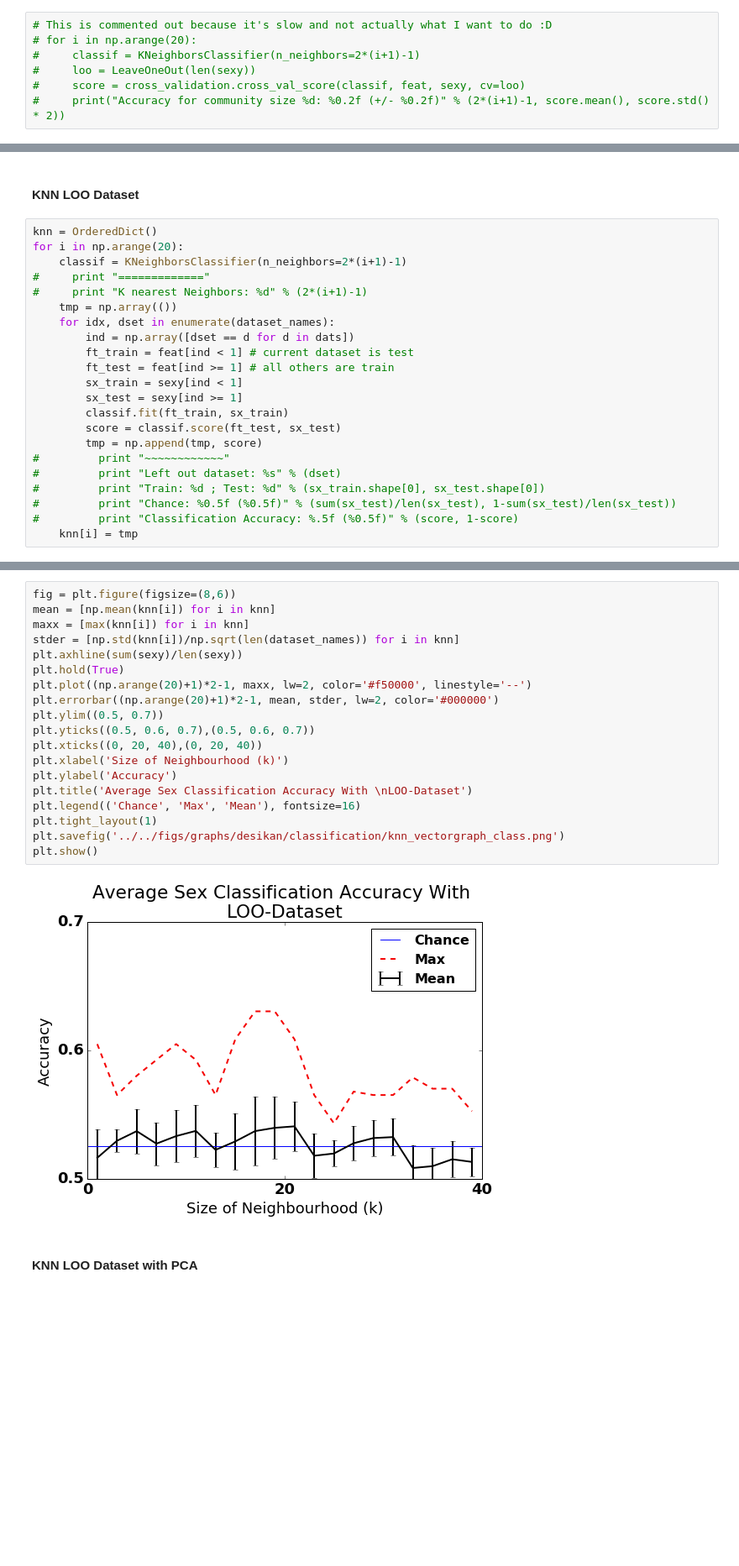
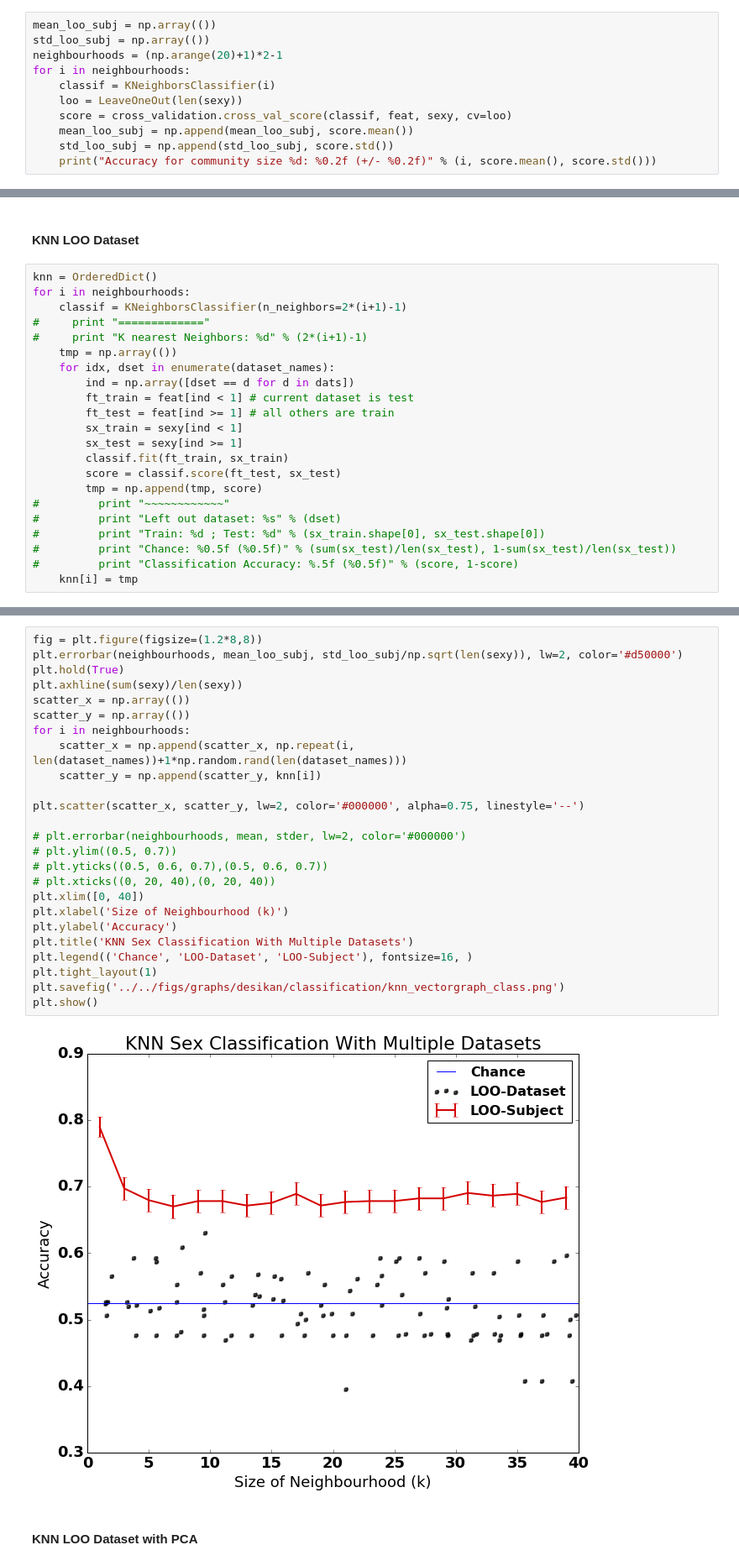
Before and after one commit to gkiar/dataset_variance, a Jupyter notebook: code/prototype/knn_classification.ipynb, the cells around one changed output, grey strips where cells are left out. Shown at 84% size. Drawn from its saved outputs; the diff is of its cells as text; blank space fills up the shorter version.

Commit message:
updated plotting and clustering and maybe other things... :construction_worker:

```diff
--- a/code/prototype/knn_classification.ipynb
+++ b/code/prototype/knn_classification.ipynb
@@ -152,9 +153,13 @@ for idx1, dset in enumerate(graphs):
 # %% [markdown]
 #### KNN LOO Subject Cross Validation
 # %%
-# This is commented out because it's slow and not actually what I want to do :D
-# for i in np.arange(20):
-#     classif = KNeighborsClassifier(n_neighbors=2*(i+1)-1)
-#     loo = LeaveOneOut(len(sexy))
-#     score = cross_validation.cross_val_score(classif, feat, sexy, cv=loo)
-#     print("Accuracy for community size %d: %0.2f (+/- %0.2f)" % (2*(i+1)-1, score.mean(), score.std() * 2))
+mean_loo_subj = np.array(())
+std_loo_subj = np.array(())
+neighbourhoods = (np.arange(20)+1)*2-1
+for i in neighbourhoods:
+    classif = KNeighborsClassifier(i)
+    loo = LeaveOneOut(len(sexy))
+    score = cross_validation.cross_val_score(classif, feat, sexy, cv=loo)
+    mean_loo_subj = np.append(mean_loo_subj, score.mean())
+    std_loo_subj = np.append(std_loo_subj, score.std())
+    print("Accuracy for community size %d: %0.2f (+/- %0.2f)" % (i, score.mean(), score.std()))
@@ -162,7 +188,7 @@ for idx1, dset in enumerate(graphs):
 #### KNN LOO Dataset
 # %%
 knn = OrderedDict()
-for i in np.arange(20):
+for i in neighbourhoods:
     classif = KNeighborsClassifier(n_neighbors=2*(i+1)-1)
 #     print "============="
 #     print "K nearest Neighbors: %d" % (2*(i+1)-1)
@@ -185,24 +215,30 @@ for i in np.arange(20):
 # %%
-fig = plt.figure(figsize=(8,6))
-mean = [np.mean(knn[i]) for i in knn]
-maxx = [max(knn[i]) for i in knn]
-stder = [np.std(knn[i])/np.sqrt(len(dataset_names)) for i in knn]
+fig = plt.figure(figsize=(1.2*8,8))
+plt.errorbar(neighbourhoods, mean_loo_subj, std_loo_subj/np.sqrt(len(sexy)), lw=2, color='#d50000')
+plt.hold(True)
 plt.axhline(sum(sexy)/len(sexy))
-plt.hold(True)
-plt.plot((np.arange(20)+1)*2-1, maxx, lw=2, color='#f50000', linestyle='--')
-plt.errorbar((np.arange(20)+1)*2-1, mean, stder, lw=2, color='#000000')
-plt.ylim((0.5, 0.7))
-plt.yticks((0.5, 0.6, 0.7),(0.5, 0.6, 0.7))
-plt.xticks((0, 20, 40),(0, 20, 40))
+scatter_x = np.array(())
+scatter_y = np.array(())
+for i in neighbourhoods:
+    scatter_x = np.append(scatter_x, np.repeat(i, len(dataset_names))+1*np.random.rand(len(dataset_names)))
+    scatter_y = np.append(scatter_y, knn[i])
+
+plt.scatter(scatter_x, scatter_y, lw=2, color='#000000', alpha=0.75, linestyle='--')
+
+# plt.errorbar(neighbourhoods, mean, stder, lw=2, color='#000000')
+# plt.ylim((0.5, 0.7))
+# plt.yticks((0.5, 0.6, 0.7),(0.5, 0.6, 0.7))
+# plt.xticks((0, 20, 40),(0, 20, 40))
+plt.xlim([0, 40])
 plt.xlabel('Size of Neighbourhood (k)')
 plt.ylabel('Accuracy')
-plt.title('Average Sex Classification Accuracy With \nLOO-Dataset')
-plt.legend(('Chance', 'Max', 'Mean'), fontsize=16)
+plt.title('KNN Sex Classification With Multiple Datasets')
+plt.legend(('Chance', 'LOO-Dataset', 'LOO-Subject'), fontsize=16, )
 plt.tight_layout(1)
 plt.savefig('../../figs/graphs/desikan/classification/knn_vectorgraph_class.png')
 plt.show()
 # %% [output]
-[figure, old version]
+[figure, new version]
 # %% [markdown]
 #### KNN LOO Dataset with PCA
 # %%
```
Also changed, not shown: parts of 5 cells of this notebook, 9 other files.
